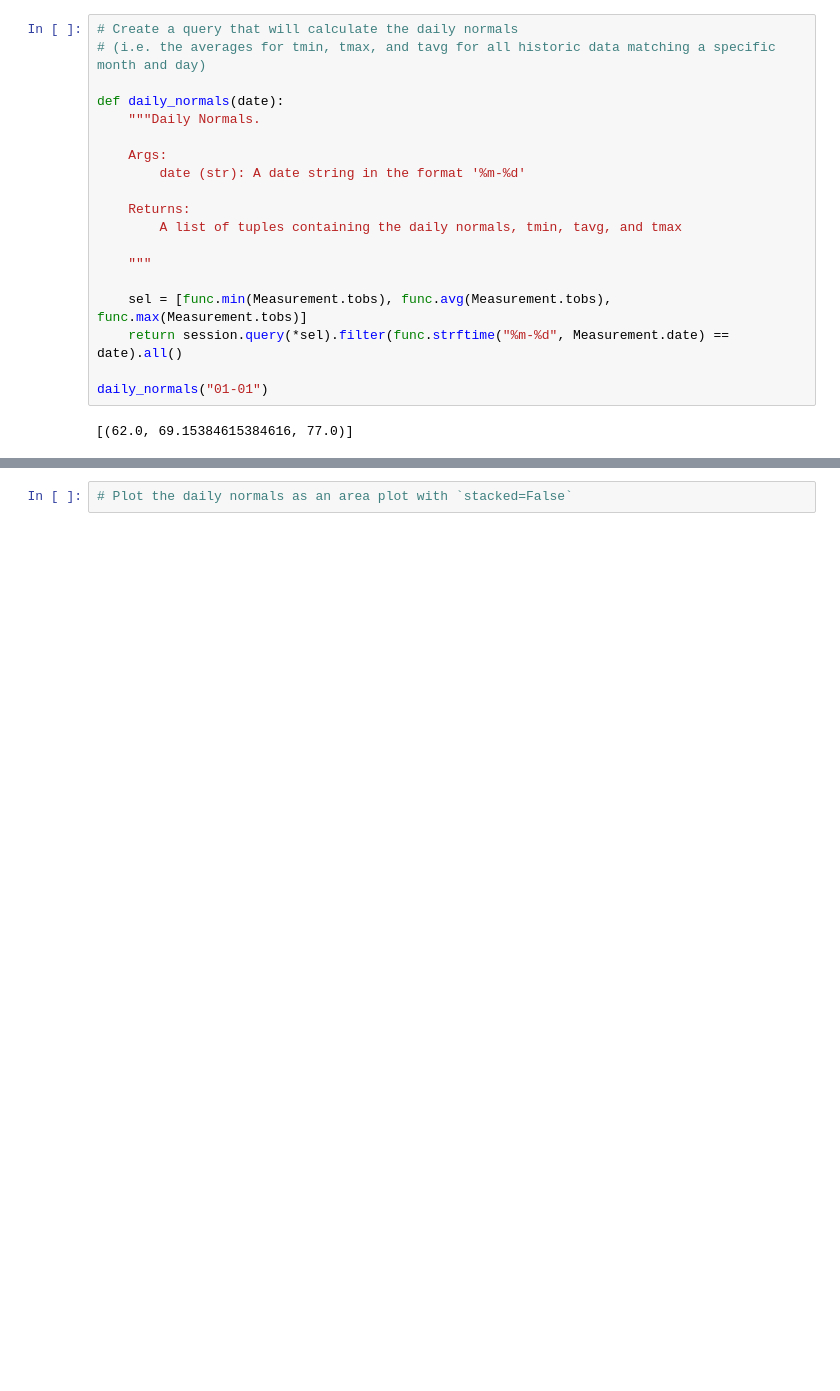
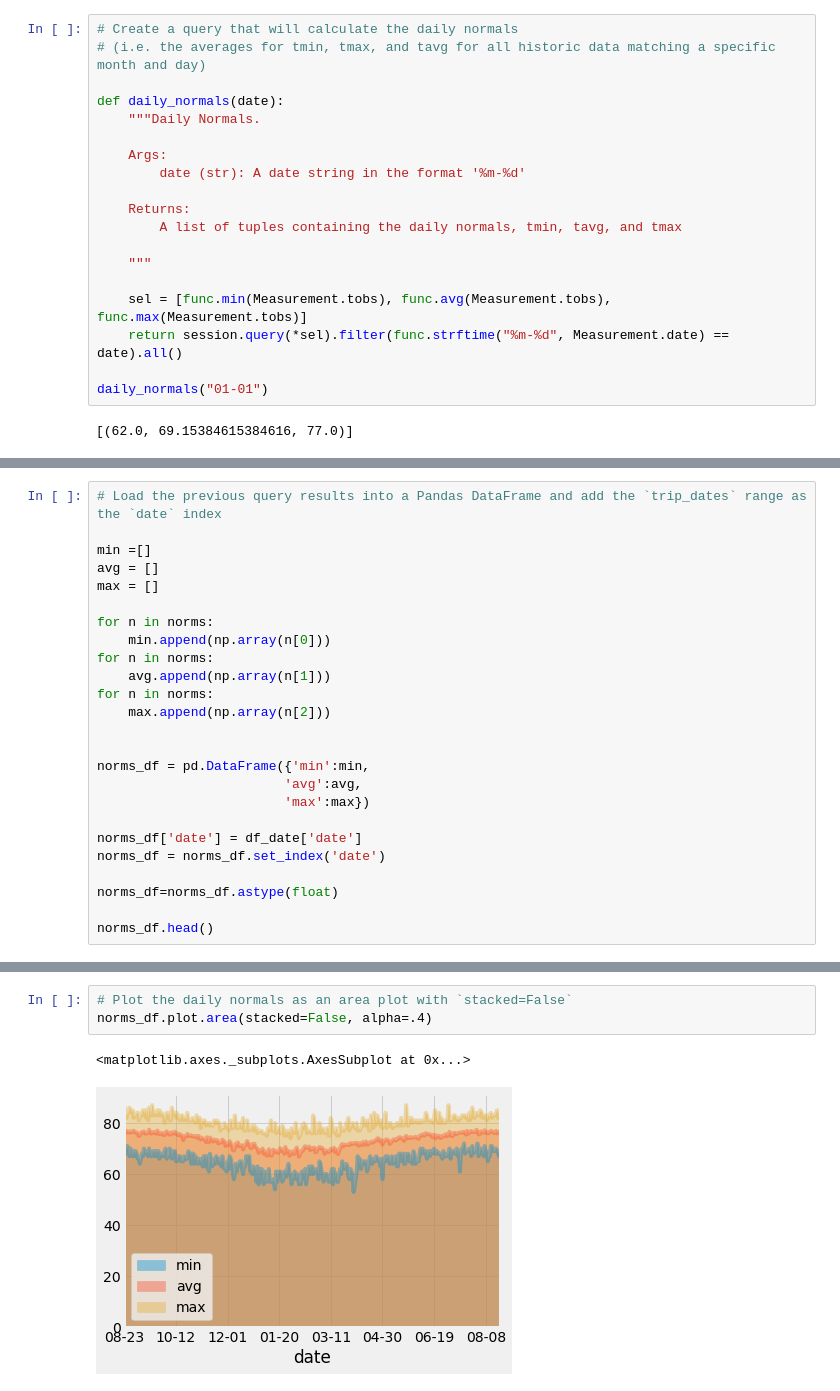
Before and after one commit to jmitterh/sqlalchemy-challenge, a Jupyter notebook: climate_starter.ipynb, the cells around one changed output, grey strips where cells are left out. Saved outputs shown, nothing was run; the diff lists cells and outputs as text; blank space fills up the shorter version.

```diff
--- a/climate_starter.ipynb
+++ b/climate_starter.ipynb
@@ -349,0 +373,25 @@ print(f"{endDate}")
+# %%
+# Load the previous query results into a Pandas DataFrame and add the `trip_dates` range as the `date` index
+
+min =[]
+avg = []
+max = []
+
+for n in norms:
+    min.append(np.array(n[0]))
+for n in norms:
+    avg.append(np.array(n[1]))
+for n in norms:
+    max.append(np.array(n[2]))
+
+
+norms_df = pd.DataFrame({'min':min,
+                        'avg':avg,
+                        'max':max})
+
+norms_df['date'] = df_date['date']
+norms_df = norms_df.set_index('date')
+
+norms_df=norms_df.astype(float)
+
+norms_df.head()
@@ -350,2 +406,6 @@ print(f"{endDate}")
 # %%
 # Plot the daily normals as an area plot with `stacked=False`
+norms_df.plot.area(stacked=False, alpha=.4)
+# %% [output]
+<matplotlib.axes._subplots.AxesSubplot at 0x...>
+[figure, added]
```
Also changed, not shown: parts of 4 cells of this notebook.
